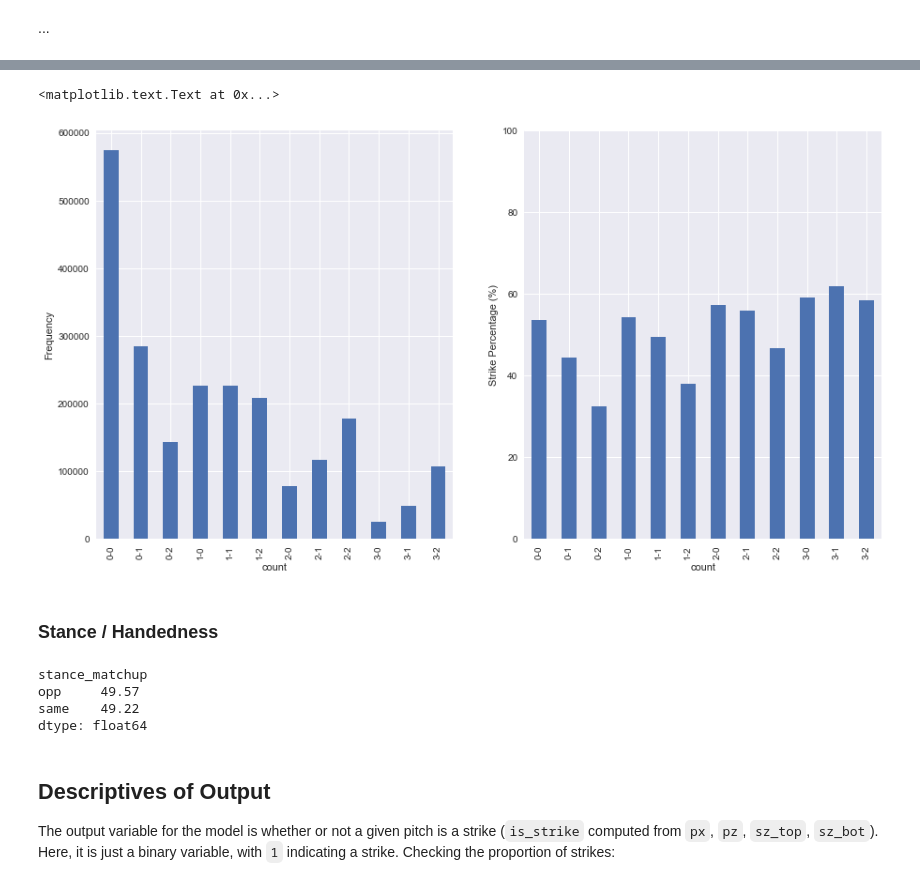
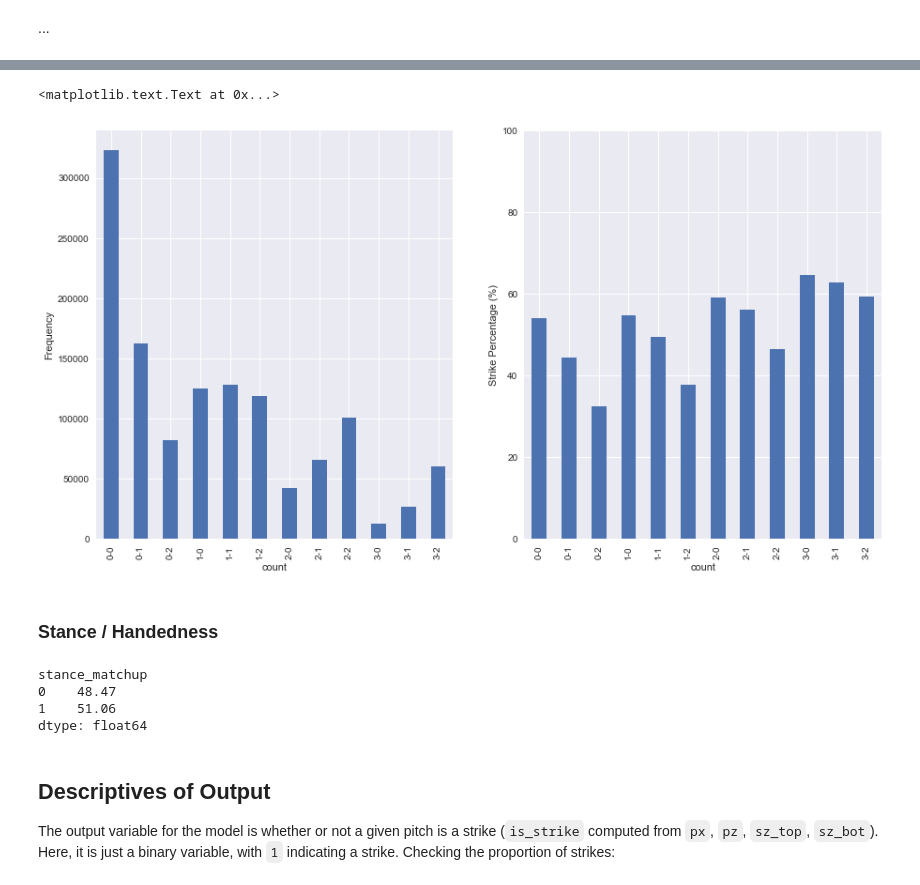
Before and after one commit to danjgale/predict-pitch, a Jupyter notebook: notebooks/pitching.ipynb, the cells around one changed output, grey strips where cells are left out. Drawn from its saved outputs; the diff is of its cells as text; code cells hidden in the pictures.

```diff
--- a/notebooks/pitching.ipynb
+++ b/notebooks/pitching.ipynb
@@ -172,20 +199,19 @@ Keuchel's pitch types: ['CH', 'FC', 'FF', 'FT', 'IN', 'SL']
 plt.figure(figsize=(15, 10))
 for i, (k, v) in enumerate(pitchers.items()):
     plt.subplot(2, 2, i + 1)
-    # drop misc pitches (IN, PO, AB?) and sort them
+    # drop misc pitches (PO, AB?) and sort them
     # alphabetically along x axis
     sns.violinplot(
         x='pitch_type',
         y='mph',
         data=v[
-            (v['pitch_type'] != 'IN') &
             (v['pitch_type'] != 'AB') &
             (v['pitch_type'] != 'PO')
         ],
         jitter=True,
         order=sorted(
             [i for i in np.unique(v.pitch_type)
-             if i not in ['AB', 'PO', 'IN']]
+             if i not in ['AB', 'PO']]
         ),
         scale='count'
     )
@@ -196,22 +222,21 @@ for i, (k, v) in enumerate(pitchers.items()):
 # %%
 # looking at the entire league rather than just the subset
 
-df_scaled['mph'] = features.convert_velocity(df_scaled.vy0)
+df['mph'] = features.convert_velocity(df.vy0)
 
 plt.figure(figsize=(20, 10))
 sns.violinplot(
     x='pitch_type',
     y='mph',
-    data=df_scaled[
-        (df_scaled['pitch_type'] != 'IN') &
-        (df_scaled['pitch_type'] != 'AB') &
-        (df_scaled['pitch_type'] != 'PO') &
-        (df_scaled['pitch_type'] != 'UN')
+    data=df[
+        (df['pitch_type'] != 'AB') &
+        (df['pitch_type'] != 'PO') &
+        (df['pitch_type'] != 'UN')
     ],
     jitter=True,
     order=sorted(
-        [i for i in np.unique(df_scaled.pitch_type)
-         if i not in ['AB', 'PO', 'IN', 'UN']]
+        [i for i in np.unique(df.pitch_type)
+         if i not in ['AB', 'PO', 'UN']]
     ),
     scale='count'
 )
@@ -320,9 +315,12 @@ Name: spin_dir, dtype: float64
+# %%
+df['pitcher_spin_means'] = (
+    df.groupby(('pitcher', 'pitch_type'))['spin_dir']
+             .transform(compute_angular_mean)
+)
 # %%
-# df_scaled
-
 def bin_data(x, bins, labels):
     percentiles = np.percentile(x, bins)
     return pd.cut(x, percentiles, labels=labels)
 
-df_scaled['spin_rate_rating'] = bin_data(df_scaled.spin_rate, [0, 25, 50, 75, 100], [0, 1, 2, 3])
-df_scaled['spin_rate_rating'] = bin_data(df_scaled.spin_rate, [0, 25, 50, 75, 100], [0, 1, 2, 3])
+df['spin_rate_rating'] = bin_data(df.spin_rate, [0, 25, 50, 75, 100], [0, 1, 2, 3])
+df['spin_rate_rating'] = bin_data(df.spin_rate, [0, 25, 50, 75, 100], [0, 1, 2, 3])
@@ -331,30 +331,30 @@ df_scaled['spin_rate_rating'] = bin_data(df_scaled.spin_rate, [0, 25, 50, 75, 10
 # %%
 def strike_percent(x):
     return np.around((sum(x['is_strike']) / x.shape[0]) * 100, 2)
 
 plt.figure(figsize=(15, 8))
 plt.subplot(1, 2, 1)
-df_scaled.groupby('count').size().plot(kind='bar')
+df.groupby('count').size().plot(kind='bar')
 plt.ylabel('Frequency')
 
 plt.subplot(1, 2, 2)
-df_scaled.groupby('count').apply(strike_percent).plot(kind='bar')
+df.groupby('count').apply(strike_percent).plot(kind='bar')
 plt.ylim(0, 100)
 plt.ylabel('Strike Percentage (%)')
 # %% [output]
 <matplotlib.text.Text at 0x...>
-[figure, old version]
+[figure, new version]
 # %% [markdown]
 ### Stance / Handedness
 # %%
 stance_funct = np.vectorize(features.label_stance_match, otypes=[str], cache=False)
-df_scaled['stance_matchup'] = stance_funct(df['p_throws'], df['stand'])
+df['stance_matchup'] = stance_funct(df['p_throws'], df['stand'])
 
-df_scaled.groupby('stance_matchup').apply(strike_percent)
+df.groupby('stance_matchup').apply(strike_percent)
 # %% [output]
 stance_matchup
-opp     49.57
-same    49.22
+0    48.47
+1    51.06
 dtype: float64
 # %% [markdown]
 ## Descriptives of Output
```
Also changed, not shown: parts of 28 cells of this notebook.
